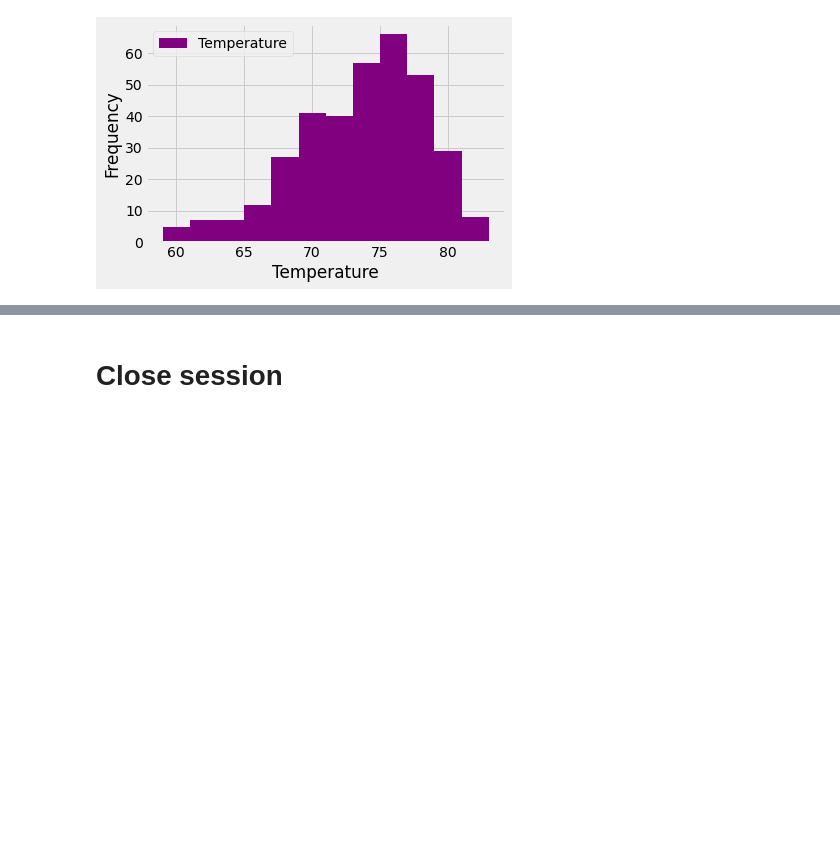
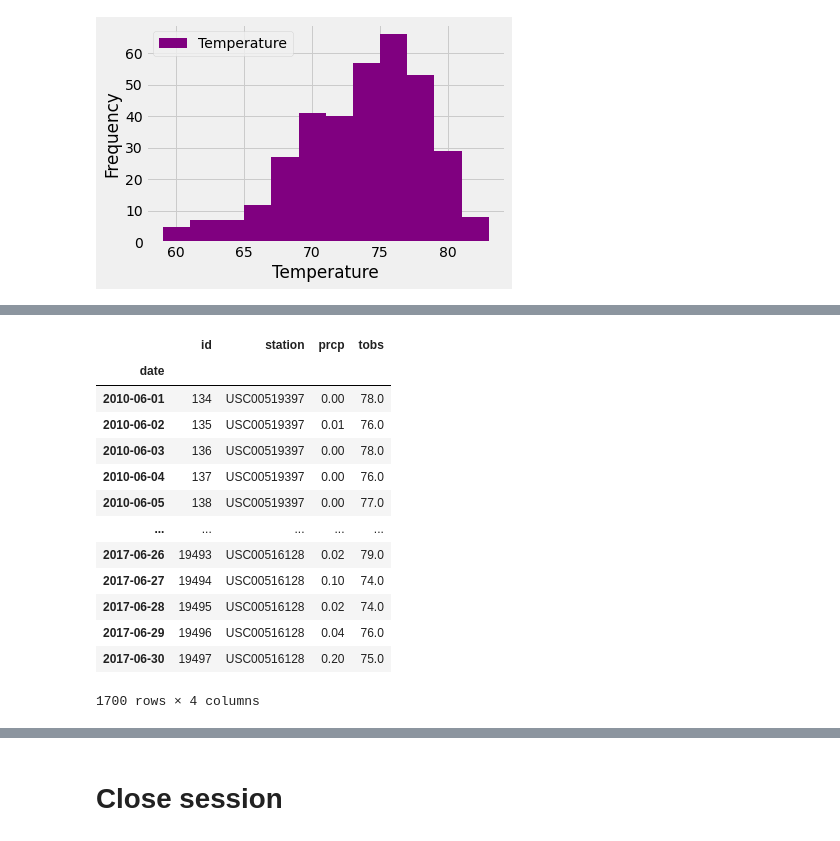
Before and after one commit to KStrange89/Trip-Planning, a Jupyter notebook: climate.ipynb, the cells around one changed output, grey strips where cells are left out. Drawn from its saved outputs; the diff is of its cells as text; code cells hidden in the pictures; blank space fills up the shorter version.

```diff
--- a/climate.ipynb
+++ b/climate.ipynb
@@ -210,0 +213,5 @@ plt.show()
+# %%
+measurement_df = pd.read_sql('select * from Measurement', conn)
+station_df = pd.read_sql('select * from Station', conn)
+measurement_df = measurement_df.astype({'date' : 'datetime64'})
+measurement_df.dtypes
@@ -210,0 +225,3 @@ plt.show()
+# %%
+measurement_df.set_index('date', inplace = True)
+measurement_df.head()
@@ -210,0 +236,18 @@ plt.show()
+# %%
+june_df = measurement_df[measurement_df.index.month == 6]
+june_df
+# %% [output]
+|  | id | station | prcp | tobs |
+| date |  |  |  |  |
+| 2010-06-01 | 134 | USC00519397 | 0.00 | 78.0 |
+| 2010-06-02 | 135 | USC00519397 | 0.01 | 76.0 |
+| 2010-06-03 | 136 | USC00519397 | 0.00 | 78.0 |
+| 2010-06-04 | 137 | USC00519397 | 0.00 | 76.0 |
+| 2010-06-05 | 138 | USC00519397 | 0.00 | 77.0 |
+| ... | ... | ... | ... | ... |
+| 2017-06-26 | 19493 | USC00516128 | 0.02 | 79.0 |
+| 2017-06-27 | 19494 | USC00516128 | 0.10 | 74.0 |
+| 2017-06-28 | 19495 | USC00516128 | 0.02 | 74.0 |
+| 2017-06-29 | 19496 | USC00516128 | 0.04 | 76.0 |
+| 2017-06-30 | 19497 | USC00516128 | 0.20 | 75.0 |
+1700 rows × 4 columns
```
Also changed, not shown: parts of 7 cells of this notebook.
